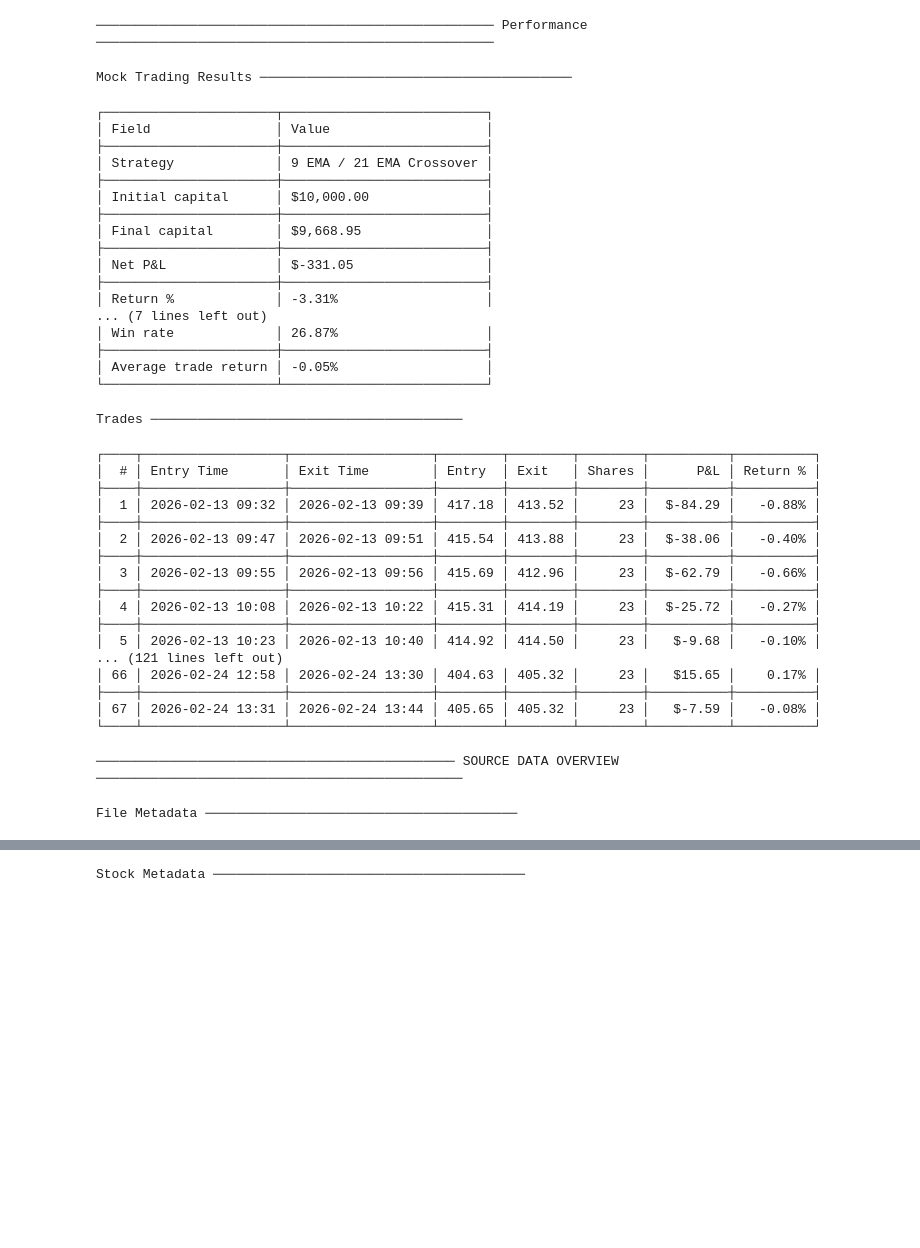
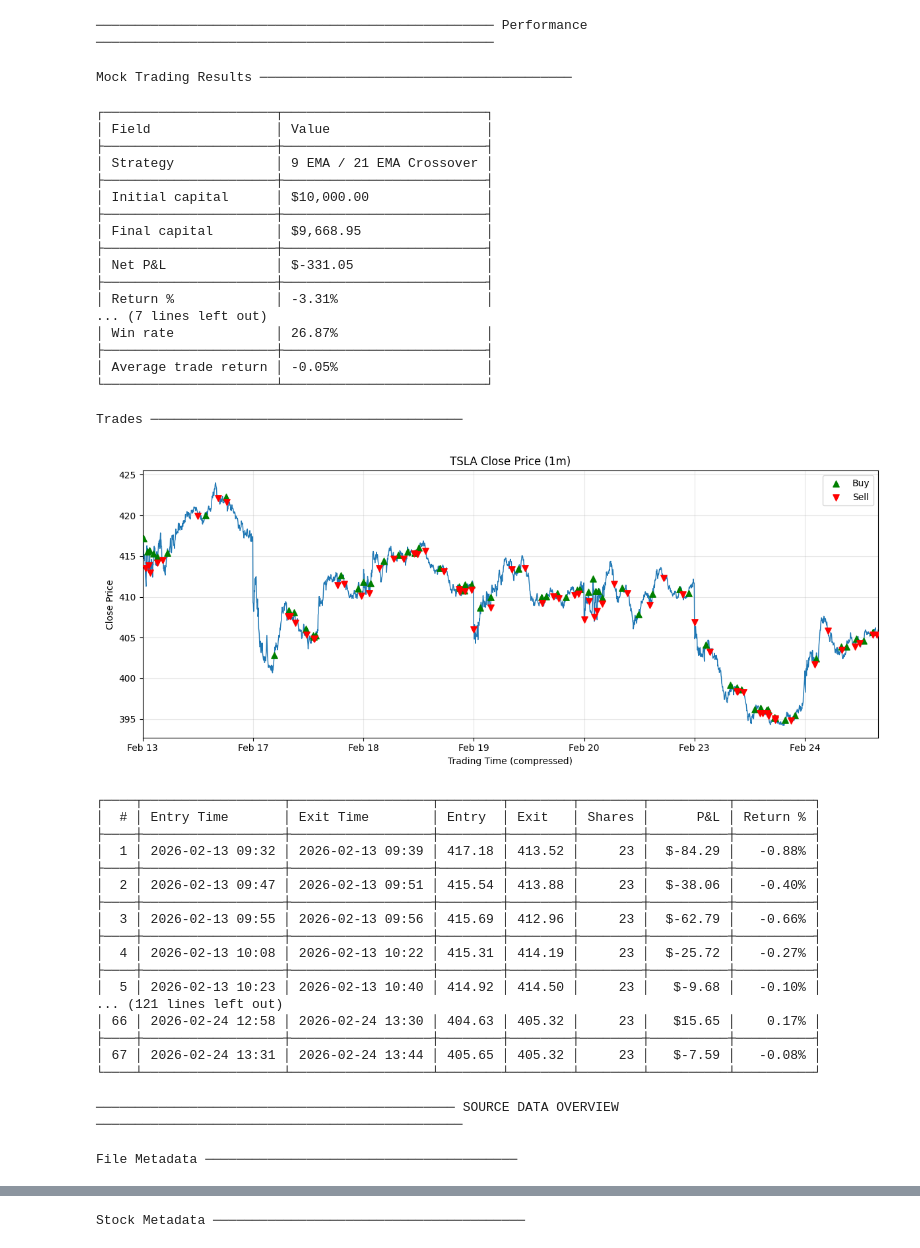
Before and after one commit to KrisHHFI/JuptyerLab_Historical_Stock_data_Trader, a Jupyter notebook: main.ipynb, the cells around one changed output, grey strips where cells are left out. Saved outputs shown, nothing was run; the diff lists cells and outputs as text; code cells hidden in the pictures; blank space fills up the shorter version.

Commit message:
Add interactive chart zoom and trade markers

```diff
--- a/main.ipynb
+++ b/main.ipynb
@@ -1,4 +1,6 @@
 # %%
+%matplotlib widget
+
 from constants import capital, stock_data_location
 from utils.data.build_file_metadata_rows import build_file_metadata_rows
 from utils.data.build_performance_rows import build_performance_rows
@@ -23,40 +25,42 @@ performance = run_mock_ema_crossover_backtest(
     fast_span=9,
     slow_span=21,
 )
 performance_rows = build_performance_rows(performance)
 print_performance_table(performance_rows)
+
+print_h2("Trades")
+plot_compressed_trading_chart(
+    csv_path=stock_data_location,
+    ticker=metadata["ticker"],
+    interval=metadata["interval"],
+    trades=performance["trades"],
+)
 print_trades_table(performance["trades"])
 
 print_h1("SOURCE DATA OVERVIEW")
 print_metadata_tables(file_metadata_rows, stock_metadata_rows)
-
-print_h2("Chart")
-plot_compressed_trading_chart(
-    csv_path=stock_data_location,
-    ticker=metadata["ticker"],
-    interval=metadata["interval"],
-)
 # %% [output]
 ─────────────────────────────────────────────────── Performance ───────────────────────────────────────────────────
 Mock Trading Results ────────────────────────────────────────
 ┌──────────────────────┬──────────────────────────┐
 │ Field                │ Value                    │
 ├──────────────────────┼──────────────────────────┤
 │ Strategy             │ 9 EMA / 21 EMA Crossover │
 ├──────────────────────┼──────────────────────────┤
 │ Initial capital      │ $10,000.00               │
 ├──────────────────────┼──────────────────────────┤
 │ Final capital        │ $9,668.95                │
 ├──────────────────────┼──────────────────────────┤
 │ Net P&L              │ $-331.05                 │
 ├──────────────────────┼──────────────────────────┤
 │ Return %             │ -3.31%                   │
 ... (7 lines left out)
 │ Win rate             │ 26.87%                   │
 ├──────────────────────┼──────────────────────────┤
 │ Average trade return │ -0.05%                   │
 └──────────────────────┴──────────────────────────┘
 Trades ────────────────────────────────────────
+[figure, new version]
 ┌────┬──────────────────┬──────────────────┬────────┬────────┬────────┬──────────┬──────────┐
 │  # │ Entry Time       │ Exit Time        │ Entry  │ Exit   │ Shares │      P&L │ Return % │
 ├────┼──────────────────┼──────────────────┼────────┼────────┼────────┼──────────┼──────────┤
```
Also changed, not shown: parts of 1 cell of this notebook, 2 other files.
